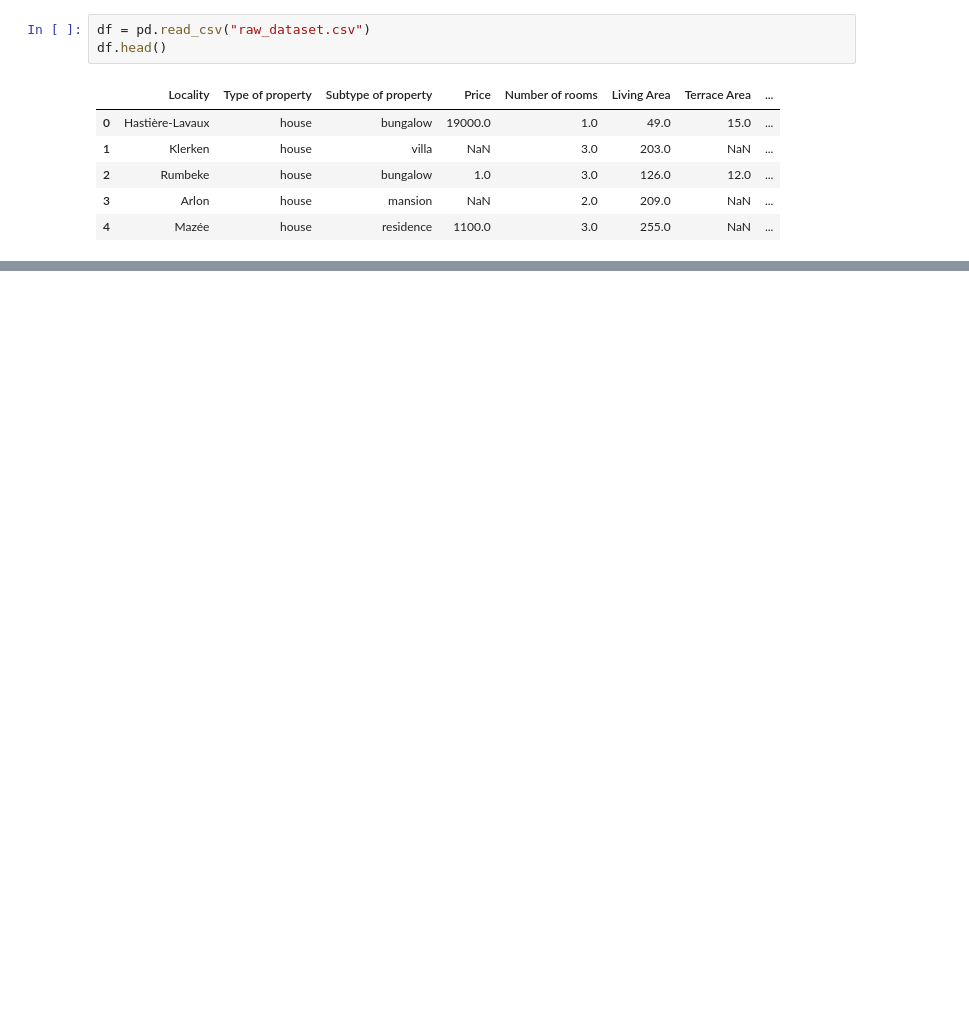
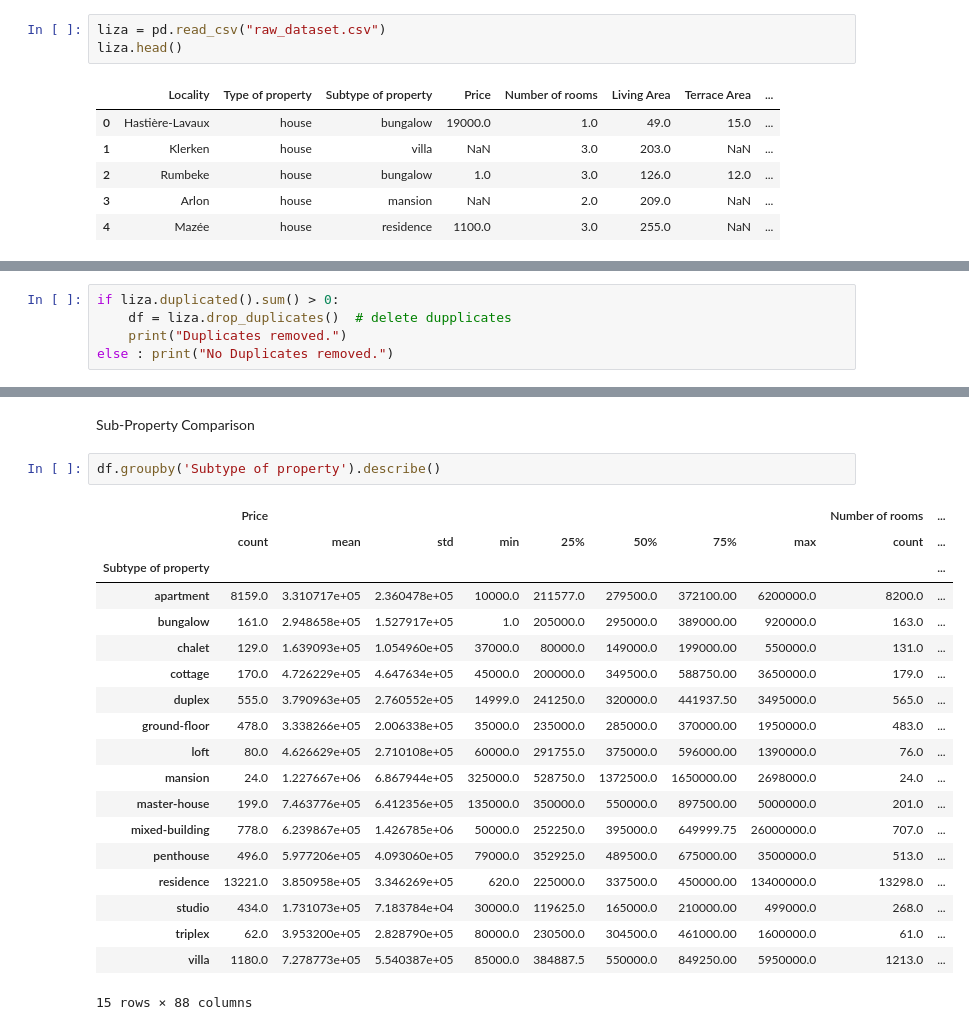
Before and after one commit to chainsoftruth/Belgium-House-Price-Forecast, a Jupyter notebook: data/analysis.ipynb, the cells around one changed output, grey strips where cells are left out. Drawn from its saved outputs; the diff is of its cells as text; blank space fills up the shorter version.

```diff
--- a/data/analysis.ipynb
+++ b/data/analysis.ipynb
@@ -3,6 +9,6 @@ import pandas as pd
 # %%
-df = pd.read_csv("raw_dataset.csv")
-df.head()
+liza = pd.read_csv("raw_dataset.csv")
+liza.head()
 # %% [output]
 |  | Locality | Type of property | Subtype of property | Price | Number of rooms | Living Area | Terrace Area | ... |
 | 0 | Hastière-Lavaux | house | bungalow | 19000.0 | 1.0 | 49.0 | 15.0 | ... |
@@ -24,0 +190,5 @@ df.describe()
+# %%
+if liza.duplicated().sum() > 0:
+    df = liza.drop_duplicates()  # delete dupplicates
+    print("Duplicates removed.")
+else : print("No Duplicates removed.")
@@ -24,0 +415,24 @@ df.describe()
+# %% [markdown]
+Sub-Property Comparison
+# %%
+df.groupby('Subtype of property').describe()
+# %% [output]
+|  | Price |  |  |  |  |  |  |  | Number of rooms | ... |
+|  | count | mean | std | min | 25% | 50% | 75% | max | count | ... |
+| Subtype of property |  |  |  |  |  |  |  |  |  | ... |
+| apartment | 8159.0 | 3.310717e+05 | 2.360478e+05 | 10000.0 | 211577.0 | 279500.0 | 372100.00 | 6200000.0 | 8200.0 | ... |
+| bungalow | 161.0 | 2.948658e+05 | 1.527917e+05 | 1.0 | 205000.0 | 295000.0 | 389000.00 | 920000.0 | 163.0 | ... |
+| chalet | 129.0 | 1.639093e+05 | 1.054960e+05 | 37000.0 | 80000.0 | 149000.0 | 199000.00 | 550000.0 | 131.0 | ... |
+| cottage | 170.0 | 4.726229e+05 | 4.647634e+05 | 45000.0 | 200000.0 | 349500.0 | 588750.00 | 3650000.0 | 179.0 | ... |
+| duplex | 555.0 | 3.790963e+05 | 2.760552e+05 | 14999.0 | 241250.0 | 320000.0 | 441937.50 | 3495000.0 | 565.0 | ... |
+| ground-floor | 478.0 | 3.338266e+05 | 2.006338e+05 | 35000.0 | 235000.0 | 285000.0 | 370000.00 | 1950000.0 | 483.0 | ... |
+| loft | 80.0 | 4.626629e+05 | 2.710108e+05 | 60000.0 | 291755.0 | 375000.0 | 596000.00 | 1390000.0 | 76.0 | ... |
+| mansion | 24.0 | 1.227667e+06 | 6.867944e+05 | 325000.0 | 528750.0 | 1372500.0 | 1650000.00 | 2698000.0 | 24.0 | ... |
+| master-house | 199.0 | 7.463776e+05 | 6.412356e+05 | 135000.0 | 350000.0 | 550000.0 | 897500.00 | 5000000.0 | 201.0 | ... |
+| mixed-building | 778.0 | 6.239867e+05 | 1.426785e+06 | 50000.0 | 252250.0 | 395000.0 | 649999.75 | 26000000.0 | 707.0 | ... |
+| penthouse | 496.0 | 5.977206e+05 | 4.093060e+05 | 79000.0 | 352925.0 | 489500.0 | 675000.00 | 3500000.0 | 513.0 | ... |
+| residence | 13221.0 | 3.850958e+05 | 3.346269e+05 | 620.0 | 225000.0 | 337500.0 | 450000.00 | 13400000.0 | 13298.0 | ... |
+| studio | 434.0 | 1.731073e+05 | 7.183784e+04 | 30000.0 | 119625.0 | 165000.0 | 210000.00 | 499000.0 | 268.0 | ... |
+| triplex | 62.0 | 3.953200e+05 | 2.828790e+05 | 80000.0 | 230500.0 | 304500.0 | 461000.00 | 1600000.0 | 61.0 | ... |
+| villa | 1180.0 | 7.278773e+05 | 5.540387e+05 | 85000.0 | 384887.5 | 550000.0 | 849250.00 | 5950000.0 | 1213.0 | ... |
+15 rows × 88 columns
```
Also changed, not shown: parts of 84 cells of this notebook, 1 other file.
